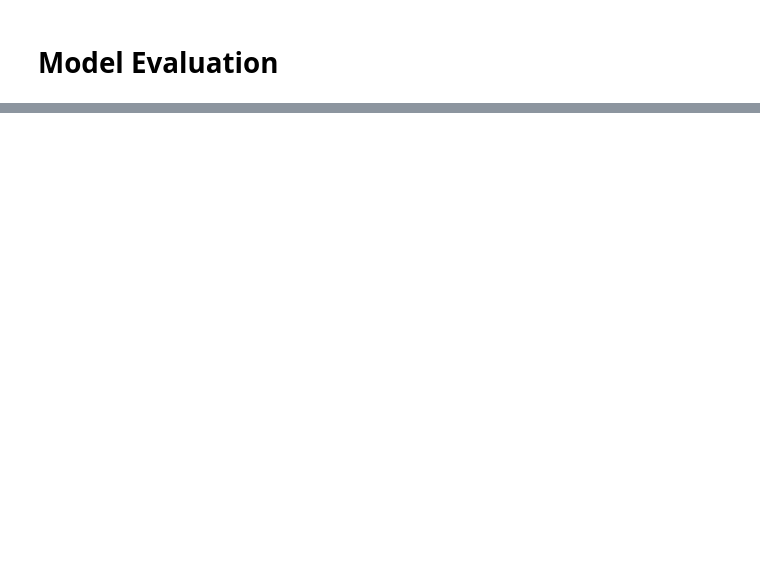
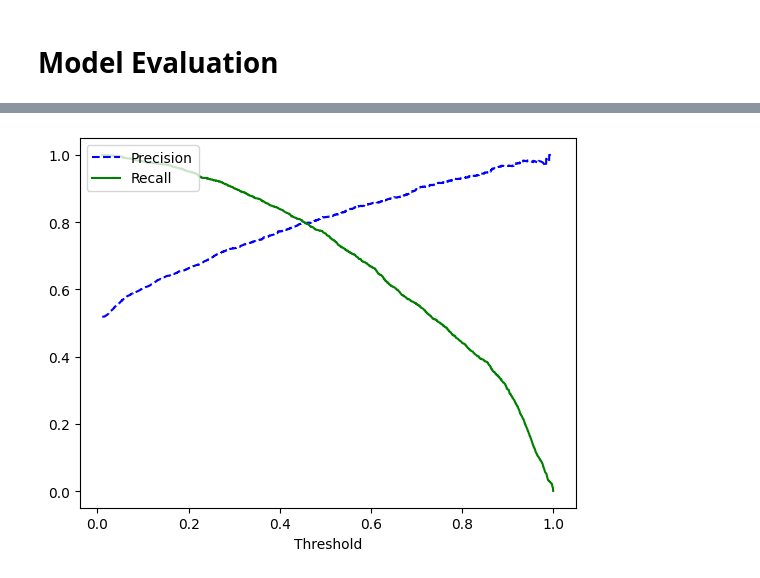
Before and after one commit to kawserayoub/Bank-Customer-Churn, a Jupyter notebook: scripts/bank_churn_DL.ipynb, the cells around one changed output, grey strips where cells are left out. Saved outputs shown, nothing was run; the diff lists cells and outputs as text; code cells hidden in the pictures; blank space fills up the shorter version.

```diff
--- a/scripts/bank_churn_DL.ipynb
+++ b/scripts/bank_churn_DL.ipynb
@@ -160,0 +229,13 @@ plt.show()
+# %%
+from sklearn.metrics import precision_recall_curve
+
+y_pred_probs = model.predict(X_test)
+precisions, recalls, thresholds = precision_recall_curve(y_test, y_pred_probs)
+
+# Plot to find the optimal trade-off
+plt.plot(thresholds, precisions[:-1], "b--", label="Precision")
+plt.plot(thresholds, recalls[:-1], "g-", label="Recall")
+plt.legend(loc="upper left")
+plt.xlabel("Threshold")
+plt.show()
+# %% [output]
@@ -161,2 +243,3 @@ plt.show()
+[figure, added]
 # %%
 y_pred = model.predict(X_test)
```
Also changed, not shown: parts of 44 cells of this notebook, 6 other files.
